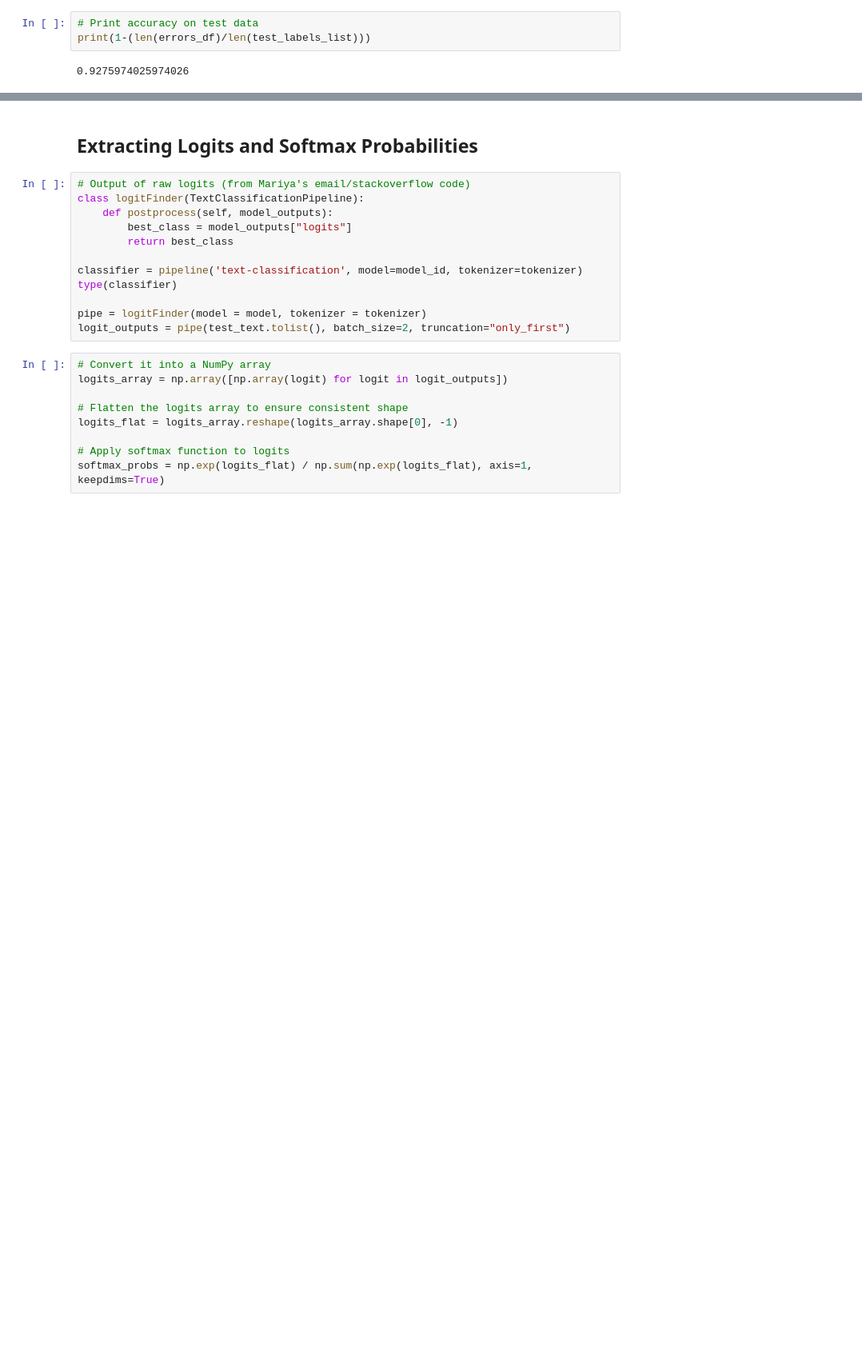
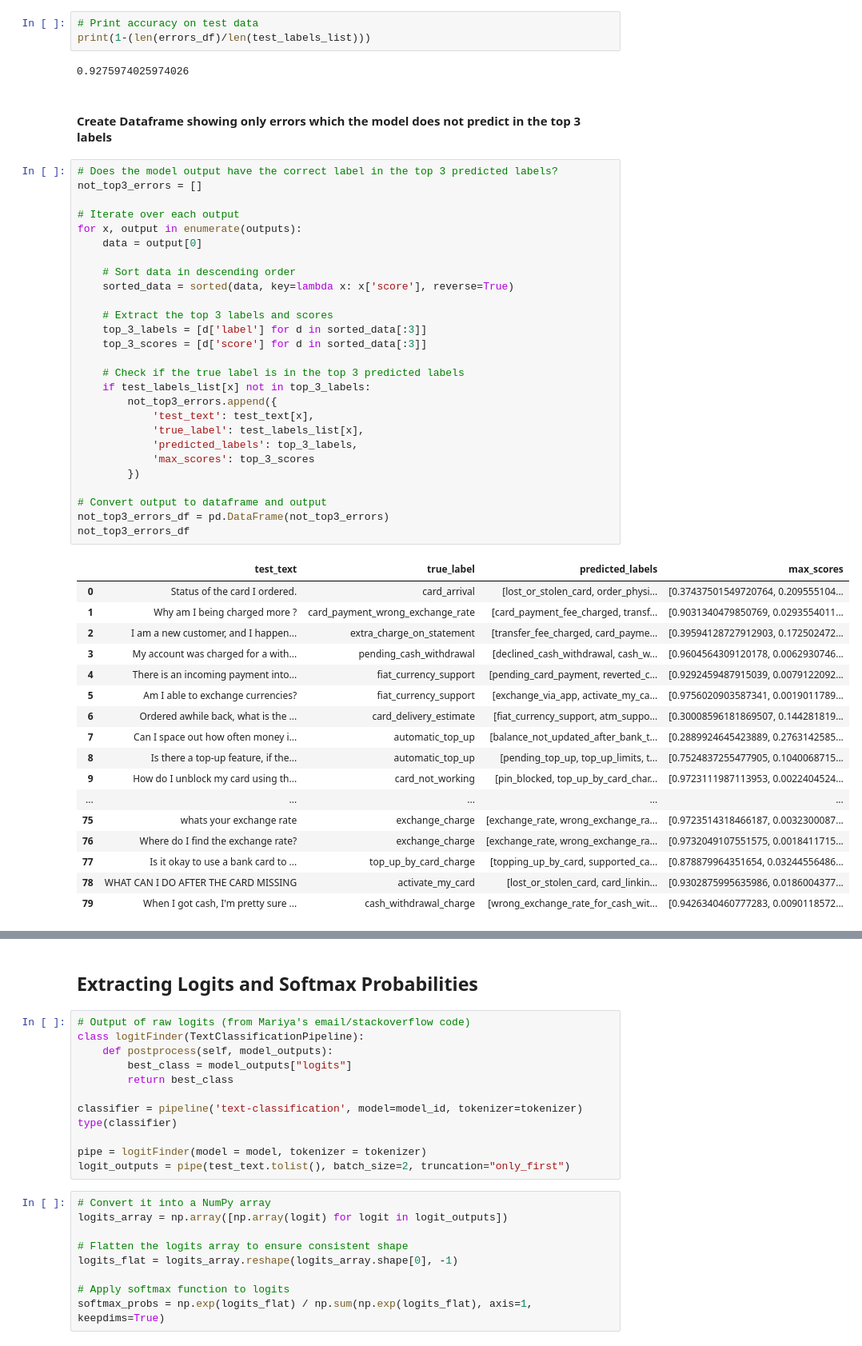
Before and after one commit to adc257/AmEx-Project, a Jupyter notebook: inference.ipynb, the cells around one changed output, grey strips where cells are left out. Shown: that part at 80% size. Drawn from its saved outputs; the diff is of its cells as text; blank space fills up the shorter version.

```diff
--- a/inference.ipynb
+++ b/inference.ipynb
@@ -70,3 +82,50 @@ errors_df
 print(1-(len(errors_df)/len(test_labels_list)))
 # %% [output]
 0.9275974025974026
+# %% [markdown]
+#### Create Dataframe showing only errors which the model does not predict in the top 3 labels
+# %%
+# Does the model output have the correct label in the top 3 predicted labels?
+not_top3_errors = []
+
+# Iterate over each output
+for x, output in enumerate(outputs):
+    data = output[0]
+
+    # Sort data in descending order
+    sorted_data = sorted(data, key=lambda x: x['score'], reverse=True)
+
+    # Extract the top 3 labels and scores
+    top_3_labels = [d['label'] for d in sorted_data[:3]]
+    top_3_scores = [d['score'] for d in sorted_data[:3]]
+
+    # Check if the true label is in the top 3 predicted labels
+    if test_labels_list[x] not in top_3_labels:
+        not_top3_errors.append({
+            'test_text': test_text[x],
+            'true_label': test_labels_list[x],
+            'predicted_labels': top_3_labels,
+            'max_scores': top_3_scores
+        })
+
+# Convert output to dataframe and output
+not_top3_errors_df = pd.DataFrame(not_top3_errors)
+not_top3_errors_df
+# %% [output]
+|  | test_text | true_label | predicted_labels | max_scores |
+| 0 | Status of the card I ordered. | card_arrival | [lost_or_stolen_card, order_physi... | [0.37437501549720764, 0.209555104... |
+| 1 | Why am I being charged more ? | card_payment_wrong_exchange_rate | [card_payment_fee_charged, transf... | [0.9031340479850769, 0.0293554011... |
+| 2 | I am a new customer, and I happen... | extra_charge_on_statement | [transfer_fee_charged, card_payme... | [0.39594128727912903, 0.172502472... |
+| 3 | My account was charged for a with... | pending_cash_withdrawal | [declined_cash_withdrawal, cash_w... | [0.9604564309120178, 0.0062930746... |
+| 4 | There is an incoming payment into... | fiat_currency_support | [pending_card_payment, reverted_c... | [0.9292459487915039, 0.0079122092... |
+| 5 | Am I able to exchange currencies? | fiat_currency_support | [exchange_via_app, activate_my_ca... | [0.9756020903587341, 0.0019011789... |
+| 6 | Ordered awhile back, what is the ... | card_delivery_estimate | [fiat_currency_support, atm_suppo... | [0.30008596181869507, 0.144281819... |
+| 7 | Can I space out how often money i... | automatic_top_up | [balance_not_updated_after_bank_t... | [0.2889924645423889, 0.2763142585... |
+| 8 | Is there a top-up feature, if the... | automatic_top_up | [pending_top_up, top_up_limits, t... | [0.7524837255477905, 0.1040068715... |
+| 9 | How do I unblock my card using th... | card_not_working | [pin_blocked, top_up_by_card_char... | [0.9723111987113953, 0.0022404524... |
+| ... | ... | ... | ... | ... |
+| 75 | whats your exchange rate | exchange_charge | [exchange_rate, wrong_exchange_ra... | [0.9723514318466187, 0.0032300087... |
+| 76 | Where do I find the exchange rate? | exchange_charge | [exchange_rate, wrong_exchange_ra... | [0.9732049107551575, 0.0018411715... |
+| 77 | Is it okay to use a bank card to ... | top_up_by_card_charge | [topping_up_by_card, supported_ca... | [0.878879964351654, 0.03244556486... |
+| 78 | WHAT CAN I DO AFTER THE CARD MISSING | activate_my_card | [lost_or_stolen_card, card_linkin... | [0.9302875995635986, 0.0186004377... |
+| 79 | When I got cash, I'm pretty sure ... | cash_withdrawal_charge | [wrong_exchange_rate_for_cash_wit... | [0.9426340460777283, 0.0090118572... |
```
Also changed, not shown: parts of 10 cells of this notebook.
